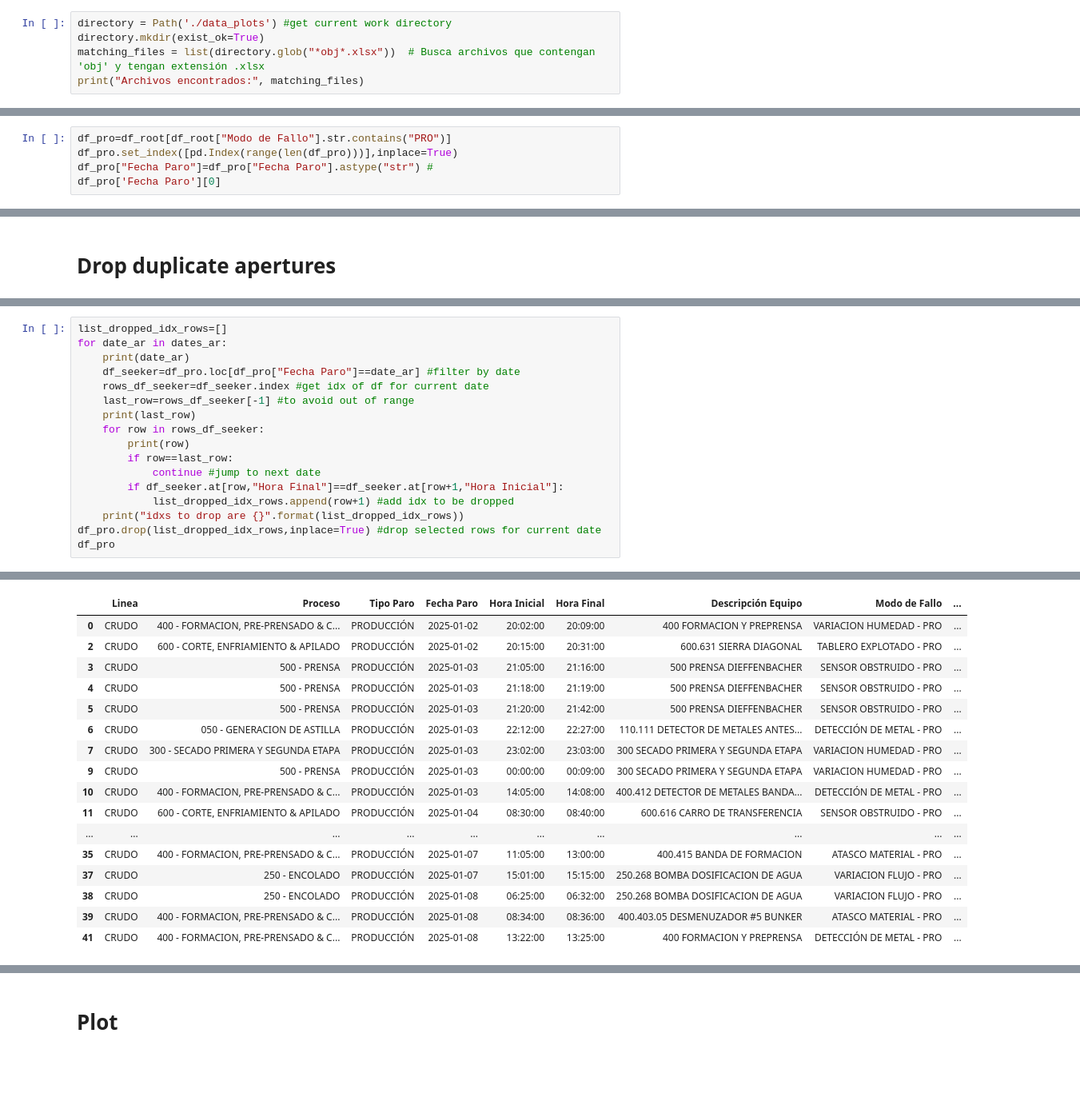
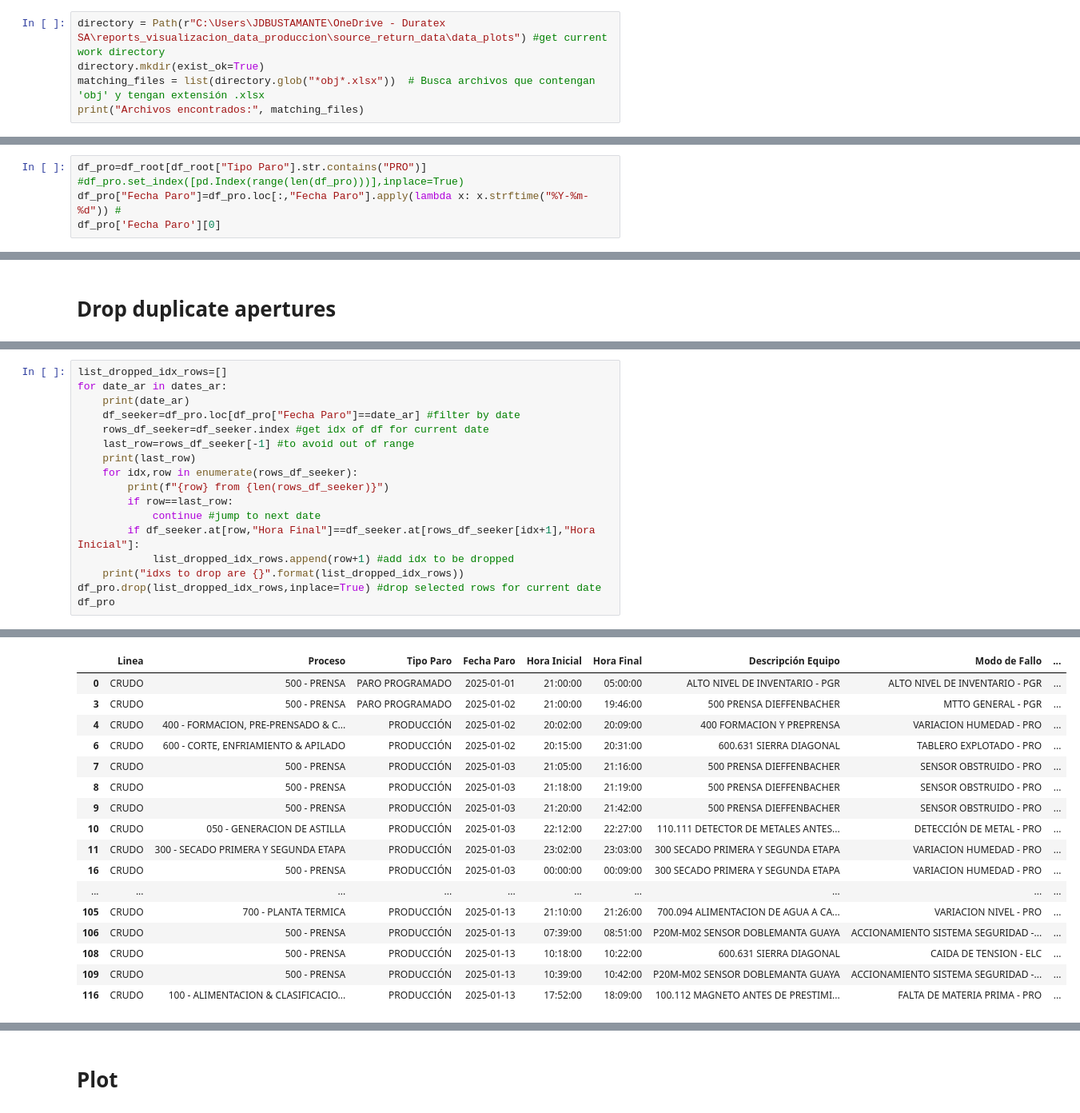
Before and after one commit to BustamJos3/rejected_mdf_production_stops, a Jupyter notebook: bar_plot_fail_modes_PRO_per_day.ipynb, the cells around one changed output, grey strips where cells are left out. Shown: that part at 80% size. Cells and saved outputs as stored; diff of their text form; blank space fills up the shorter version.

Commit message:
Update files to work with current source & return data

```diff
--- a/bar_plot_fail_modes_PRO_per_day.ipynb
+++ b/bar_plot_fail_modes_PRO_per_day.ipynb
@@ -9,7 +9,7 @@ import pathlib
 from pathlib import Path
 from datetime import datetime
 # %%
-directory = Path('./data_plots') #get current work directory
+directory = Path(r"C:\Users\JDBUSTAMANTE\OneDrive - Duratex SA\reports_visualizacion_data_produccion\source_return_data\data_plots") #get current work directory
 directory.mkdir(exist_ok=True)
 matching_files = list(directory.glob("*obj*.xlsx"))  # Busca archivos que contengan 'obj' y tengan extensión .xlsx
 print("Archivos encontrados:", matching_files)
@@ -42,7 +58,7 @@ df_root[df_root["Fecha Paro"]=="NaT"]
 # %%
-df_pro=df_root[df_root["Modo de Fallo"].str.contains("PRO")]
-df_pro.set_index([pd.Index(range(len(df_pro)))],inplace=True)
-df_pro["Fecha Paro"]=df_pro["Fecha Paro"].astype("str") #
+df_pro=df_root[df_root["Tipo Paro"].str.contains("PRO")]
+#df_pro.set_index([pd.Index(range(len(df_pro)))],inplace=True)
+df_pro["Fecha Paro"]=df_pro.loc[:,"Fecha Paro"].apply(lambda x: x.strftime("%Y-%m-%d")) #
 df_pro['Fecha Paro'][0]
 # %% [output]
 A value is trying to be set on a copy of a slice from a DataFrame.
@@ -72,11 +93,11 @@ for date_ar in dates_ar:
     rows_df_seeker=df_seeker.index #get idx of df for current date
     last_row=rows_df_seeker[-1] #to avoid out of range
     print(last_row)
-    for row in rows_df_seeker:
-        print(row)
+    for idx,row in enumerate(rows_df_seeker):
+        print(f"{row} from {len(rows_df_seeker)}")
         if row==last_row:
             continue #jump to next date
-        if df_seeker.at[row,"Hora Final"]==df_seeker.at[row+1,"Hora Inicial"]:
+        if df_seeker.at[row,"Hora Final"]==df_seeker.at[rows_df_seeker[idx+1],"Hora Inicial"]:
             list_dropped_idx_rows.append(row+1) #add idx to be dropped
     print("idxs to drop are {}".format(list_dropped_idx_rows))
 df_pro.drop(list_dropped_idx_rows,inplace=True) #drop selected rows for current date
@@ -102,24 +123,24 @@ idxs to drop are [1, 8, 20, 26, 30, 31, 36, 40]
 A value is trying to be set on a copy of a slice from a DataFrame
 
 See the caveats in the documentation: https://pandas.pydata.org/pandas-docs/stable/user_guide/indexing.html#returning-a-view-versus-a-copy
   df_pro.drop(list_dropped_idx_rows,inplace=True) #drop selected rows for current date
 |  | Linea | Proceso | Tipo Paro | Fecha Paro | Hora Inicial | Hora Final | Descripción Equipo | Modo de Fallo | ... |
-| 0 | CRUDO | 400 - FORMACION, PRE-PRENSADO & C... | PRODUCCIÓN | 2025-01-02 | 20:02:00 | 20:09:00 | 400 FORMACION Y PREPRENSA | VARIACION HUMEDAD - PRO | ... |
-| 2 | CRUDO | 600 - CORTE, ENFRIAMIENTO & APILADO | PRODUCCIÓN | 2025-01-02 | 20:15:00 | 20:31:00 | 600.631 SIERRA DIAGONAL | TABLERO EXPLOTADO - PRO | ... |
-| 3 | CRUDO | 500 - PRENSA | PRODUCCIÓN | 2025-01-03 | 21:05:00 | 21:16:00 | 500 PRENSA DIEFFENBACHER | SENSOR OBSTRUIDO - PRO | ... |
-| 4 | CRUDO | 500 - PRENSA | PRODUCCIÓN | 2025-01-03 | 21:18:00 | 21:19:00 | 500 PRENSA DIEFFENBACHER | SENSOR OBSTRUIDO - PRO | ... |
-| 5 | CRUDO | 500 - PRENSA | PRODUCCIÓN | 2025-01-03 | 21:20:00 | 21:42:00 | 500 PRENSA DIEFFENBACHER | SENSOR OBSTRUIDO - PRO | ... |
-| 6 | CRUDO | 050 - GENERACION DE ASTILLA | PRODUCCIÓN | 2025-01-03 | 22:12:00 | 22:27:00 | 110.111 DETECTOR DE METALES ANTES... | DETECCIÓN DE METAL - PRO | ... |
-| 7 | CRUDO | 300 - SECADO PRIMERA Y SEGUNDA ETAPA | PRODUCCIÓN | 2025-01-03 | 23:02:00 | 23:03:00 | 300 SECADO PRIMERA Y SEGUNDA ETAPA | VARIACION HUMEDAD - PRO | ... |
-| 9 | CRUDO | 500 - PRENSA | PRODUCCIÓN | 2025-01-03 | 00:00:00 | 00:09:00 | 300 SECADO PRIMERA Y SEGUNDA ETAPA | VARIACION HUMEDAD - PRO | ... |
-| 10 | CRUDO | 400 - FORMACION, PRE-PRENSADO & C... | PRODUCCIÓN | 2025-01-03 | 14:05:00 | 14:08:00 | 400.412 DETECTOR DE METALES BANDA... | DETECCIÓN DE METAL - PRO | ... |
-| 11 | CRUDO | 600 - CORTE, ENFRIAMIENTO & APILADO | PRODUCCIÓN | 2025-01-04 | 08:30:00 | 08:40:00 | 600.616 CARRO DE TRANSFERENCIA | SENSOR OBSTRUIDO - PRO | ... |
+| 0 | CRUDO | 500 - PRENSA | PARO PROGRAMADO | 2025-01-01 | 21:00:00 | 05:00:00 | ALTO NIVEL DE INVENTARIO - PGR | ALTO NIVEL DE INVENTARIO - PGR | ... |
+| 3 | CRUDO | 500 - PRENSA | PARO PROGRAMADO | 2025-01-02 | 21:00:00 | 19:46:00 | 500 PRENSA DIEFFENBACHER | MTTO GENERAL - PGR | ... |
+| 4 | CRUDO | 400 - FORMACION, PRE-PRENSADO & C... | PRODUCCIÓN | 2025-01-02 | 20:02:00 | 20:09:00 | 400 FORMACION Y PREPRENSA | VARIACION HUMEDAD - PRO | ... |
+| 6 | CRUDO | 600 - CORTE, ENFRIAMIENTO & APILADO | PRODUCCIÓN | 2025-01-02 | 20:15:00 | 20:31:00 | 600.631 SIERRA DIAGONAL | TABLERO EXPLOTADO - PRO | ... |
+| 7 | CRUDO | 500 - PRENSA | PRODUCCIÓN | 2025-01-03 | 21:05:00 | 21:16:00 | 500 PRENSA DIEFFENBACHER | SENSOR OBSTRUIDO - PRO | ... |
+| 8 | CRUDO | 500 - PRENSA | PRODUCCIÓN | 2025-01-03 | 21:18:00 | 21:19:00 | 500 PRENSA DIEFFENBACHER | SENSOR OBSTRUIDO - PRO | ... |
+| 9 | CRUDO | 500 - PRENSA | PRODUCCIÓN | 2025-01-03 | 21:20:00 | 21:42:00 | 500 PRENSA DIEFFENBACHER | SENSOR OBSTRUIDO - PRO | ... |
+| 10 | CRUDO | 050 - GENERACION DE ASTILLA | PRODUCCIÓN | 2025-01-03 | 22:12:00 | 22:27:00 | 110.111 DETECTOR DE METALES ANTES... | DETECCIÓN DE METAL - PRO | ... |
+| 11 | CRUDO | 300 - SECADO PRIMERA Y SEGUNDA ETAPA | PRODUCCIÓN | 2025-01-03 | 23:02:00 | 23:03:00 | 300 SECADO PRIMERA Y SEGUNDA ETAPA | VARIACION HUMEDAD - PRO | ... |
+| 16 | CRUDO | 500 - PRENSA | PRODUCCIÓN | 2025-01-03 | 00:00:00 | 00:09:00 | 300 SECADO PRIMERA Y SEGUNDA ETAPA | VARIACION HUMEDAD - PRO | ... |
 | ... | ... | ... | ... | ... | ... | ... | ... | ... | ... |
-| 35 | CRUDO | 400 - FORMACION, PRE-PRENSADO & C... | PRODUCCIÓN | 2025-01-07 | 11:05:00 | 13:00:00 | 400.415 BANDA DE FORMACION | ATASCO MATERIAL - PRO | ... |
-| 37 | CRUDO | 250 - ENCOLADO | PRODUCCIÓN | 2025-01-07 | 15:01:00 | 15:15:00 | 250.268 BOMBA DOSIFICACION DE AGUA | VARIACION FLUJO - PRO | ... |
-| 38 | CRUDO | 250 - ENCOLADO | PRODUCCIÓN | 2025-01-08 | 06:25:00 | 06:32:00 | 250.268 BOMBA DOSIFICACION DE AGUA | VARIACION FLUJO - PRO | ... |
-| 39 | CRUDO | 400 - FORMACION, PRE-PRENSADO & C... | PRODUCCIÓN | 2025-01-08 | 08:34:00 | 08:36:00 | 400.403.05 DESMENUZADOR #5 BUNKER | ATASCO MATERIAL - PRO | ... |
-| 41 | CRUDO | 400 - FORMACION, PRE-PRENSADO & C... | PRODUCCIÓN | 2025-01-08 | 13:22:00 | 13:25:00 | 400 FORMACION Y PREPRENSA | DETECCIÓN DE METAL - PRO | ... |
+| 105 | CRUDO | 700 - PLANTA TERMICA | PRODUCCIÓN | 2025-01-13 | 21:10:00 | 21:26:00 | 700.094 ALIMENTACION DE AGUA A CA... | VARIACION NIVEL - PRO | ... |
+| 106 | CRUDO | 500 - PRENSA | PRODUCCIÓN | 2025-01-13 | 07:39:00 | 08:51:00 | P20M-M02 SENSOR DOBLEMANTA GUAYA | ACCIONAMIENTO SISTEMA SEGURIDAD -... | ... |
+| 108 | CRUDO | 500 - PRENSA | PRODUCCIÓN | 2025-01-13 | 10:18:00 | 10:22:00 | 600.631 SIERRA DIAGONAL | CAIDA DE TENSION - ELC | ... |
+| 109 | CRUDO | 500 - PRENSA | PRODUCCIÓN | 2025-01-13 | 10:39:00 | 10:42:00 | P20M-M02 SENSOR DOBLEMANTA GUAYA | ACCIONAMIENTO SISTEMA SEGURIDAD -... | ... |
+| 116 | CRUDO | 100 - ALIMENTACION & CLASIFICACIO... | PRODUCCIÓN | 2025-01-13 | 17:52:00 | 18:09:00 | 100.112 MAGNETO ANTES DE PRESTIMI... | FALTA DE MATERIA PRIMA - PRO | ... |
 # %%
 df_count_fail_mode_equipment=df_pro.groupby(by=["Fecha Paro","Modo de Fallo","Descripción Equipo"]).count().loc[:,"Linea"]
 df_count_fail_mode_equipment
```
Also changed, not shown: parts of 18 cells of this notebook, 5 other files.
